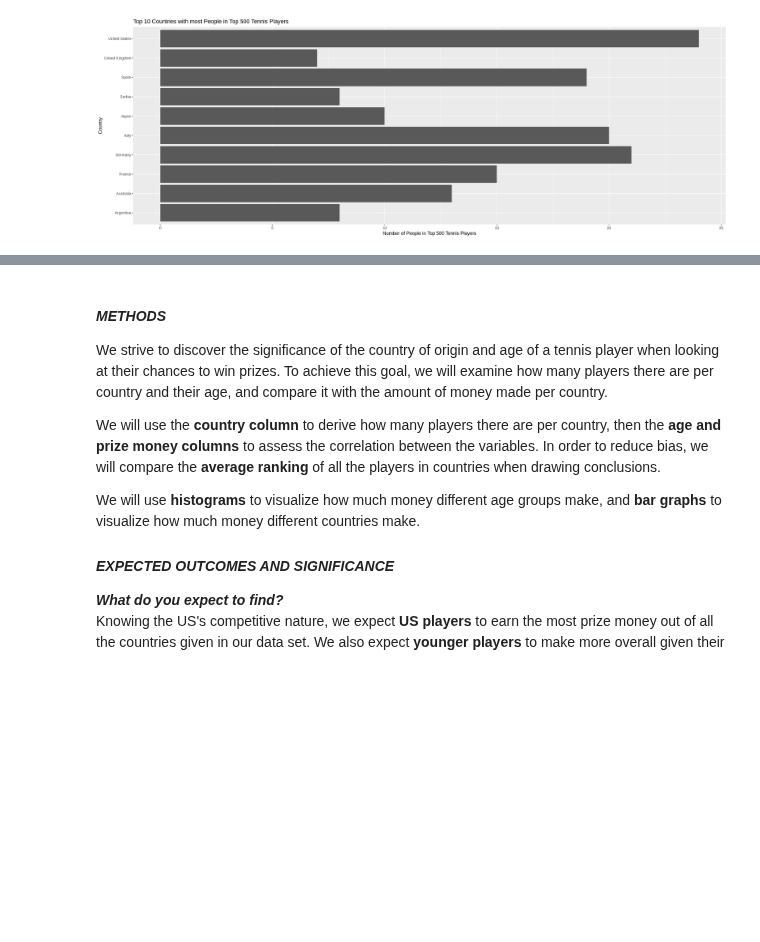
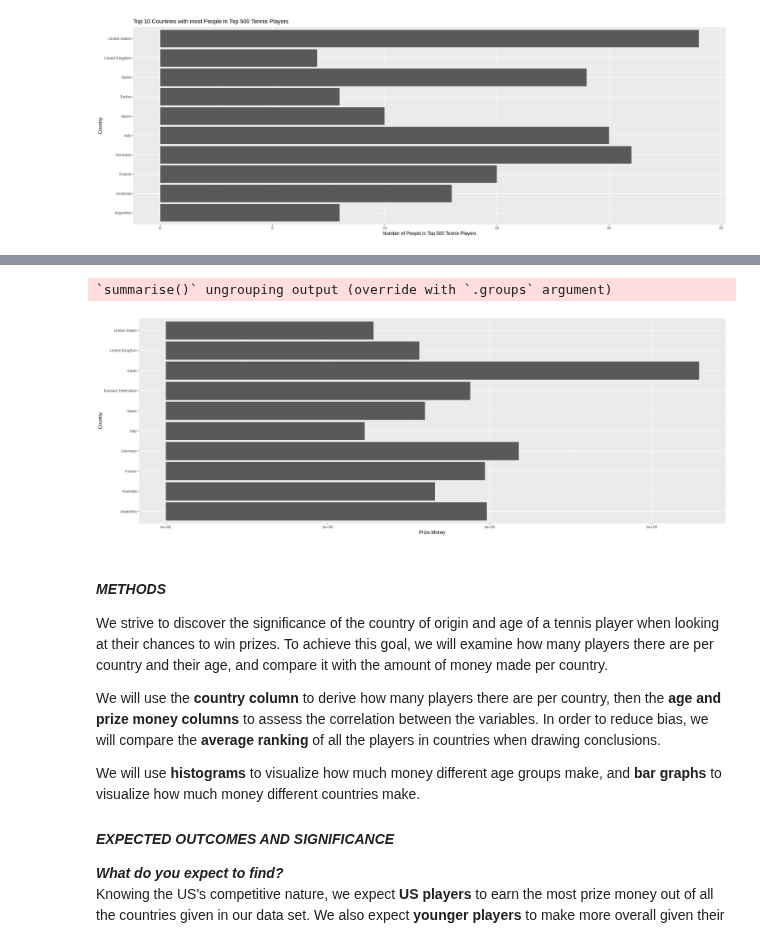
Before and after one commit to cpureza/dsci_group_project, a Jupyter notebook: dsci_project_folder/Fridays_Work.ipynb, the cells around one changed output, grey strips where cells are left out. Saved outputs shown, nothing was run; the diff lists cells and outputs as text; code cells hidden in the pictures; blank space fills up the shorter version.

```diff
--- a/dsci_project_folder/Fridays_Work.ipynb
+++ b/dsci_project_folder/Fridays_Work.ipynb
@@ -261,3 +261,17 @@ tennis_final_plot
+# %%
+# Graph for Country vs Money
+
+Country_vs_Money_data <- training_data %>%
+    group_by(Country) %>%
+    summarize(Prize.Money = mean(Prize.Money))
+
+Country_vs_Money <- ggplot(Country_vs_Money_data, aes(x = Prize.Money, y = Country)) +
+    geom_bar(stat = "identity")
+
+Country_vs_Money
+# %% [output]
+`summarise()` ungrouping output (override with `.groups` argument)
+[figure, added]
 # %% [markdown]
 #### *METHODS*
 We strive to discover the significance of the country of origin and age of a tennis player when looking at their chances to win prizes. To achieve this goal, we will examine how many players there are per country and their age, and compare it with the amount of money made per country.
```
Also changed, not shown: parts of 7 cells of this notebook.
